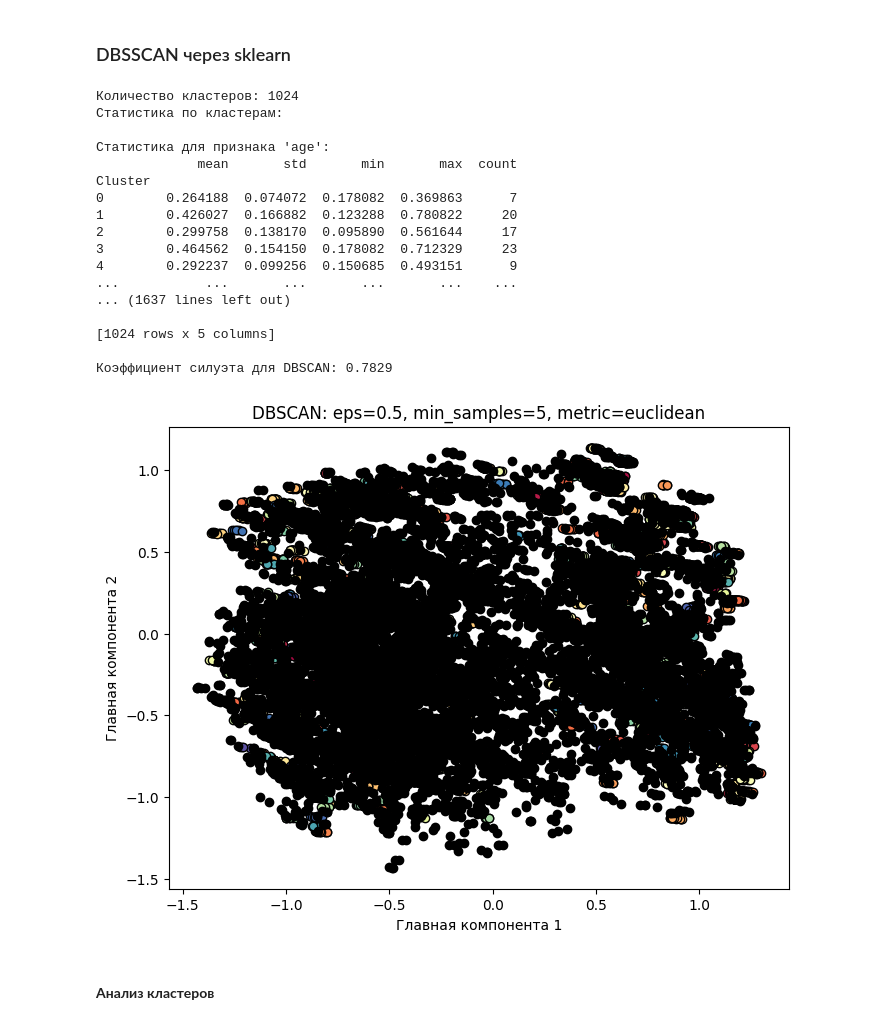
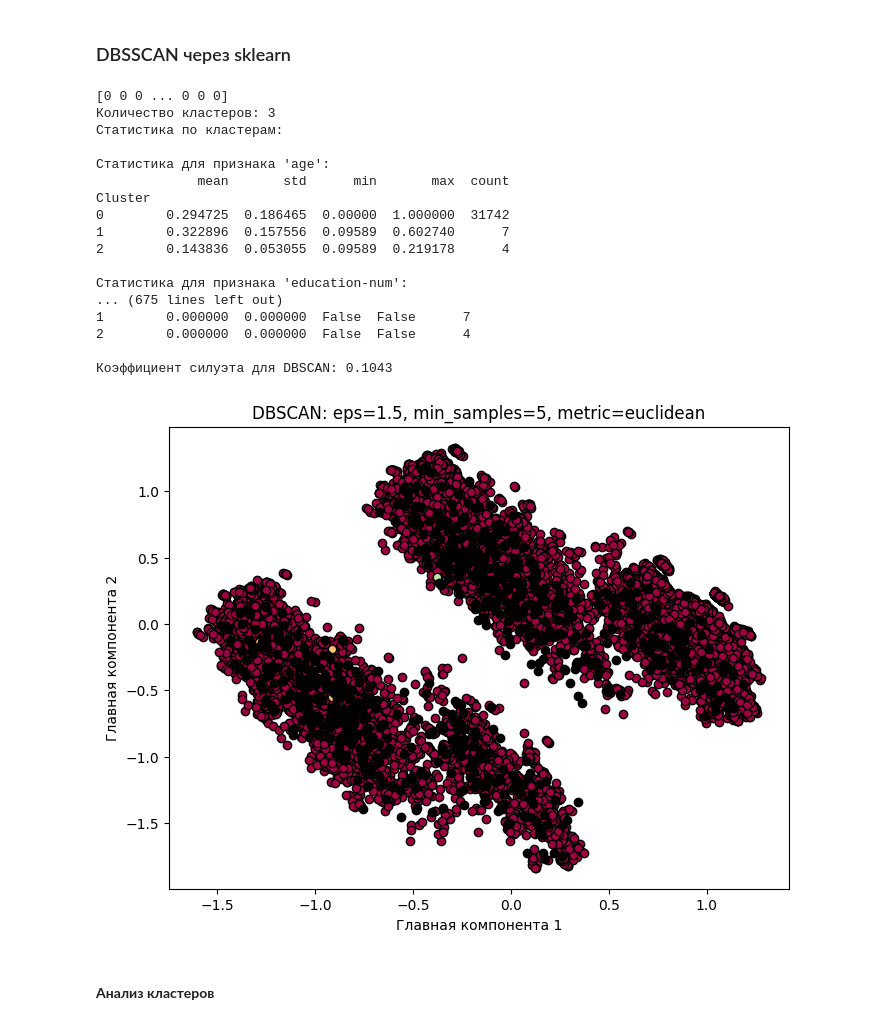
Before and after one commit to aintproud/web-python, a Jupyter notebook: Практика_6_(Кластеризация).ipynb, the cells around one changed output. Saved outputs shown, nothing was run; the diff lists cells and outputs as text; code cells hidden in the pictures.

```diff
--- a/Практика_6_(Кластеризация).ipynb
+++ b/Практика_6_(Кластеризация).ipynb
@@ -49,10 +49,9 @@ df = pd.read_csv('income.csv')
 # %%
 # Создаем копию данных
 category_columns: list[str] = df.select_dtypes(include=['object']).columns # собираем колонки помеченные как objects
-
+df['sex-num'] = df['sex'].map({'Female': 0, 'Male': 1})
 # Применяем One-Hot Encoding
 df = pd.get_dummies(df, columns=category_columns, drop_first=True)
-df.type_white = df['income >50K'].astype(int)
 # %% [markdown]
 ### Преобразование непрерывных фич
 # %%
@@ -201,7 +200,7 @@ from sklearn.cluster import KMeans
 from sklearn.metrics import silhouette_score
 
 # Определяем количество кластеров k
-k = 3  # Вы можете изменить это значение в соответствии с вашими данными
+k = 2 # Вы можете изменить это значение в соответствии с вашими данными
 
 # Создаем и обучаем модель KMeans
 kmeans = KMeans(n_clusters=k, random_state=42)
@@ -367,7 +366,7 @@ from sklearn.cluster import DBSCAN
 from sklearn.metrics import silhouette_score
 
 # Параметры DBSCAN
-eps = 0.5
+eps = 1.5
 min_samples = 5
 metric = 'euclidean'
 
@@ -378,6 +377,7 @@ labels = db.fit_predict(df)
 # Добавляем метки кластеров в DataFrame
 df_dbscan = df.copy()
 df_dbscan['Cluster'] = labels
+print(labels)
 
 # Количество кластеров (исключая шум)
 n_clusters_ = len(set(labels)) - (1 if -1 in labels else 0)
@@ -403,45 +403,45 @@ from sklearn.decomposition import PCA
 pca = PCA(n_components=2)
 principal_components = pca.fit_transform(df)
 df_pca = pd.DataFrame(data=principal_components, columns=['PC1', 'PC2'])
 df_pca['Cluster'] = labels
 
 plt.figure(figsize=(8, 6))
 unique_labels = set(labels)
 colors = [plt.cm.Spectral(each) for each in np.linspace(0, 1, len(unique_labels))]
 
 for k, col in zip(unique_labels, colors):
     class_member_mask = (labels == k)
     if k == -1:
         # Черный цвет для шума
         col = [0, 0, 0, 1]
     plt.plot(df_pca.loc[class_member_mask, 'PC1'],
              df_pca.loc[class_member_mask, 'PC2'],
              'o', markerfacecolor=tuple(col),
              markeredgecolor='k', markersize=6)
 
 plt.title(f'DBSCAN: eps={eps}, min_samples={min_samples}, metric={metric}')
 plt.xlabel('Главная компонента 1')
 plt.ylabel('Главная компонента 2')
 plt.show()
 # %% [output]
-Количество кластеров: 1024
+[0 0 0 ... 0 0 0]
+Количество кластеров: 3
 Статистика по кластерам:
 
 Статистика для признака 'age':
-             mean       std       min       max  count
+             mean       std      min       max  count
 Cluster
-0        0.264188  0.074072  0.178082  0.369863      7
-1        0.426027  0.166882  0.123288  0.780822     20
-2        0.299758  0.138170  0.095890  0.561644     17
-3        0.464562  0.154150  0.178082  0.712329     23
-4        0.292237  0.099256  0.150685  0.493151      9
-...           ...       ...       ...       ...    ...
-... (1637 lines left out)
+0        0.294725  0.186465  0.00000  1.000000  31742
+1        0.322896  0.157556  0.09589  0.602740      7
+2        0.143836  0.053055  0.09589  0.219178      4
 
-[1024 rows x 5 columns]
+Статистика для признака 'education-num':
+... (675 lines left out)
+1        0.000000  0.000000  False  False      7
+2        0.000000  0.000000  False  False      4
 
-Коэффициент силуэта для DBSCAN: 0.7829
+Коэффициент силуэта для DBSCAN: 0.1043
-[figure, old version]
+[figure, new version]
 # %% [markdown]
 #### **Анализ кластеров**
 # %% [markdown]
```
Also changed, not shown: parts of 7 cells of this notebook.
